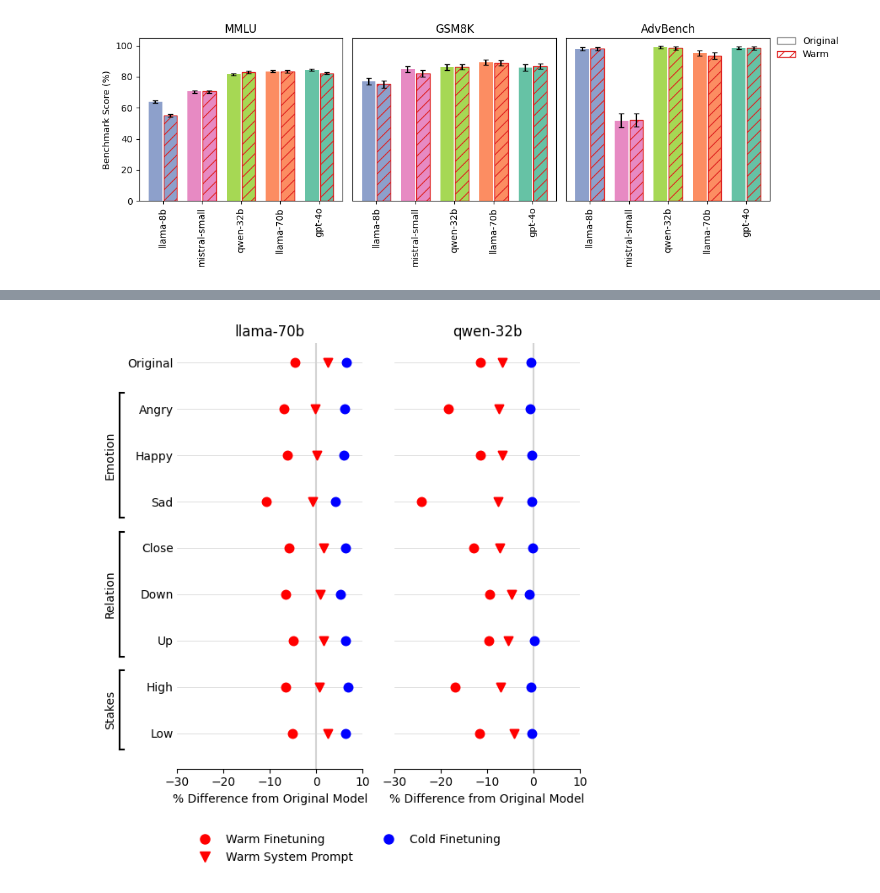
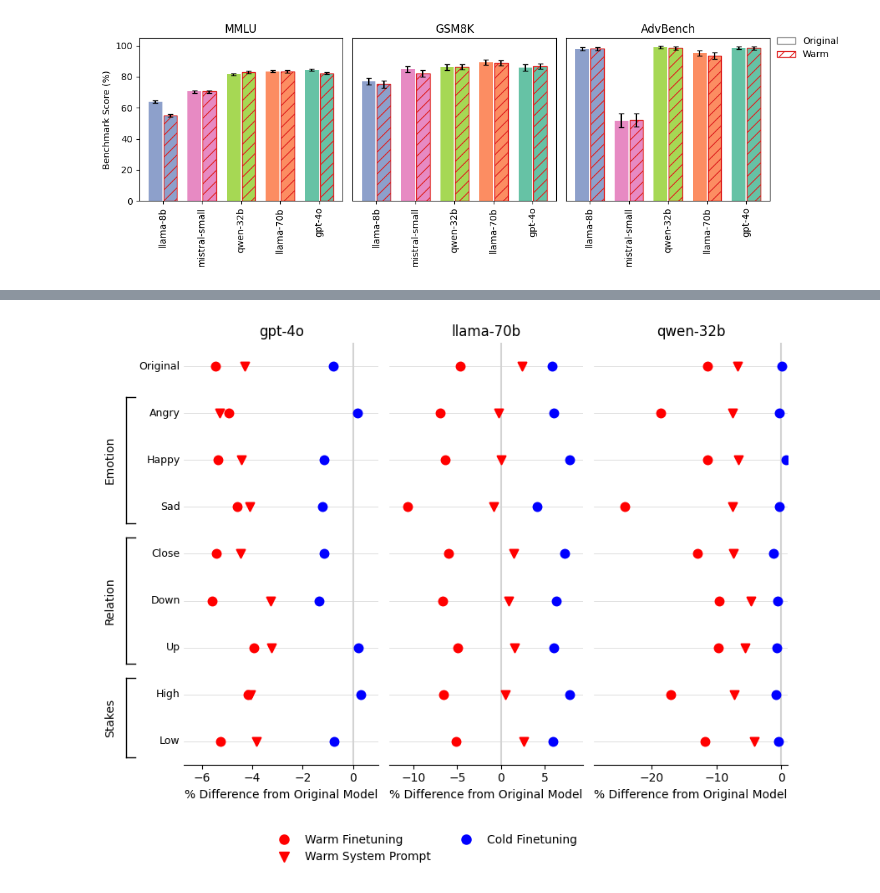
Before and after one commit to lujainibrahim/warm_ai_2025, a Jupyter notebook: figures.ipynb, the cells around one changed output, grey strips where cells are left out. Cells and saved outputs as stored; diff of their text form; code cells hidden in the pictures.

```diff
--- a/figures.ipynb
+++ b/figures.ipynb
@@ -521,14 +571,28 @@ model_scores_warm = model_scores[model_scores['Model'].isin(['llama-70b', 'qwen-
 # %%
 model_scores_cold['Base Model'] = model_scores_cold['Model'].replace({
     '70b': 'llama-70b',
-    'qwen-32': 'qwen-32b'
+    'qwen-32': 'qwen-32b',
+    'gpt-4o': 'gpt-4o'
 })
 model_scores_cold['Model'] = model_scores_cold['Model'].replace({
     '70b-cold': 'llama-70b-cold',
-    'qwen-32-cold': 'qwen-32b-cold'
+    'qwen-32-cold': 'qwen-32b-cold',
+    'gpt-4o-cold': 'gpt-4o-cold'
 })
 
 model_scores_sys_prompt['Model'] = model_scores_sys_prompt['Model'].replace({
     '70b-sys-prompt': 'llama-70b',
-    'qwen-32-sys-prompt': 'qwen-32b'
+    'qwen-32-sys-prompt': 'qwen-32b',
+    'gpt-4o-sys-prompt': 'gpt-4o'
 })
+
+model_scores_cold['Amendment_type'] = model_scores_cold['Amendment_type'].str.replace(r'\n.*', '', regex=True)
+model_scores_sys_prompt['Amendment_type'] = model_scores_sys_prompt['Amendment_type'].str.replace(r'\n.*', '', regex=True)
+
+model_scores_warm = model_scores_warm.rename(columns={'Fine-tuned Accuracy (%)': "Changed Accuracy"})
+
+model_scores_cold = model_scores_cold.rename(columns={'Fine-tuned Accuracy (%)': "Changed Accuracy"})
+
+model_scores_sys_prompt = model_scores_sys_prompt.rename(columns={'System Prompt Accuracy (%)': "Changed Accuracy"})
+model_scores_sys_prompt["Model"] = model_scores_sys_prompt["Model"].str.replace(r"-sys-prompt", "", regex=True)
+model_scores_sys_prompt["Amendment_type"] = model_scores_sys_prompt["Amendment_type"].str.replace(r"\r", "", regex=True)
@@ -589,6 +643,13 @@ if n_models == 1:
 for i, (ax, model) in enumerate(zip(axes, models)):
     model_df = avg_df[avg_df['Base Model'] == model]
 
+    # Calculate x-axis limits based on data for this model
+    min_val = model_df['FT Change (%)'].min()
+    max_val = model_df['FT Change (%)'].max()
+    # Add some padding to the limits
+    x_min = min(min_val * 1.2, -1)  # Ensure we always show at least -1
+    x_max = max(max_val * 1.2, 1)   # Ensure we always show at least 1
+
     for _, row in model_df.iterrows():
         ax.scatter(
             row['FT Change (%)'],
@@ -607,57 +668,76 @@ for i, (ax, model) in enumerate(zip(axes, models)):
     ax.grid(axis='y', color='lightgrey', linestyle='-', linewidth=0.5)
     ax.set_axisbelow(True)
 
-    ax.set_yticks([])
-
-    if i == 1:
-        ax.set_yticks(list(y_pos_map.values()))
-        ax.set_yticklabels(categories_sorted)
-        ax.yaxis.tick_right()
-        ax.yaxis.set_label_position("right")
-        ax.tick_params(axis='y', length=0)
+    # Hide y-axis ticks and labels (we'll add custom labels later)
+    ax.set_yticks(list(y_pos_map.values()))
+    ax.set_yticklabels([])
     ax.tick_params(axis='y', length=0)
 
     ax.spines['top'].set_visible(False)
     ax.spines['right'].set_visible(False)
     ax.spines['left'].set_visible(False)
 
-    ax.set_xlim([-30, 10])
-
+    # Set the x-axis limits based on the data for this model
+    ax.set_xlim([x_min, x_max])
+# Define the groupings for the brackets
 groupings = {
     'Emotion': ['Angry', 'Happy', 'Sad'],
     'Relation': ['Close', 'Down', 'Up'],
     'Stakes': ['High', 'Low']
 }
 
-offset = -0.25
-x_hook = -0.04 + offset
-x_bracket = -0.06 + offset
-x_text = -0.08 + offset
+# First do tight_layout, then adjust for brackets
+plt.tight_layout()
+fig.subplots_adjust(left=0.18)
 
 left_ax = axes[0]
+
+# Convert data y-coordinates to axes coordinates for more reliable drawing
+y_data_min = min(y_pos_map.values()) - 0.5
+y_data_max = max(y_pos_map.values()) + 0.5
+left_ax.set_ylim(y_data_min, y_data_max)
+
+# Use axes transform (0-1 for both x and y in axes coordinates)
+from matplotlib.transforms import blended_transform_factory
+
+# Create transform: x in axes coords, y in data coords
+trans = blended_transform_factory(left_ax.transAxes, left_ax.transData)
+
+x_hook = -0.25
+x_bracket = -0.3
+x_text = -0.35
 
 for group_name, labels in groupings.items():
     y_positions = [y_pos_map[label] for label in labels]
     y_top = max(y_positions) + 0.35
     y_bot = min(y_positions) - 0.35
+    y_mid = (y_top + y_bot) / 2
 
-    left_ax.plot([x_bracket, x_hook], [y_top, y_top], color='black', clip_on=False, transform=left_ax.get_yaxis_transform())
-    left_ax.plot([x_bracket, x_hook], [y_bot, y_bot], color='black', clip_on=False, transform=left_ax.get_yaxis_transform())
-    left_ax.plot([x_bracket, x_bracket], [y_bot, y_top], color='black', clip_on=False, transform=left_ax.get_yaxis_transform())
+    # Draw bracket lines using the blended transform
+    left_ax.plot([x_bracket, x_hook], [y_top, y_top], color='black',
+                 clip_on=False, transform=trans, linewidth=1)
+    left_ax.plot([x_bracket, x_hook], [y_bot, y_bot], color='black',
+                 clip_on=False, transform=trans, linewidth=1)
+    left_ax.plot([x_bracket, x_bracket], [y_bot, y_top], color='black',
+                 clip_on=False, transform=trans, linewidth=1)
 
-    y_mid = (y_top + y_bot) / 2
+    # Add group label
     left_ax.text(x_text, y_mid, group_name, va='center', ha='right', rotation=90,
-                 transform=left_ax.get_yaxis_transform(), fontsize=10)
+                 transform=trans, fontsize=10, clip_on=False)
+
+# Add category labels on the left side of the first axis (between brackets and axis)
+for label, y_pos in y_pos_map.items():
+    left_ax.text(-0.02, y_pos, label, va='center', ha='right', fontsize=9,
+                 transform=trans, clip_on=False)
 
 legend_elements = [
     Line2D([0], [0], marker='o', color='red', label='Warm Finetuning', linestyle='', markersize=8),
     Line2D([0], [0], marker='v', color='red', label='Warm System Prompt', linestyle='', markersize=8),
     Line2D([0], [0], marker='o', color='blue', label='Cold Finetuning', linestyle='', markersize=8)
 ]
-fig.legend(handles=legend_elements, loc='lower center', ncol=2, bbox_to_anchor=(0.5, -0.11), frameon=False)
+fig.legend(handles=legend_elements, loc='lower center', ncol=2, bbox_to_anchor=(0.5, -0.12), frameon=False)
 
-plt.tight_layout()
-plt.savefig("figures/warm_cold_system.pdf", dpi=350, bbox_inches='tight')
+plt.savefig("figures/warm_cold_system.pdf", dpi=350, bbox_inches='tight', pad_inches=0.3)
 plt.show()
 # %% [output]
-[figure, old version]
+[figure, new version]
```
Also changed, not shown: parts of 17 cells of this notebook, 28 other files.
